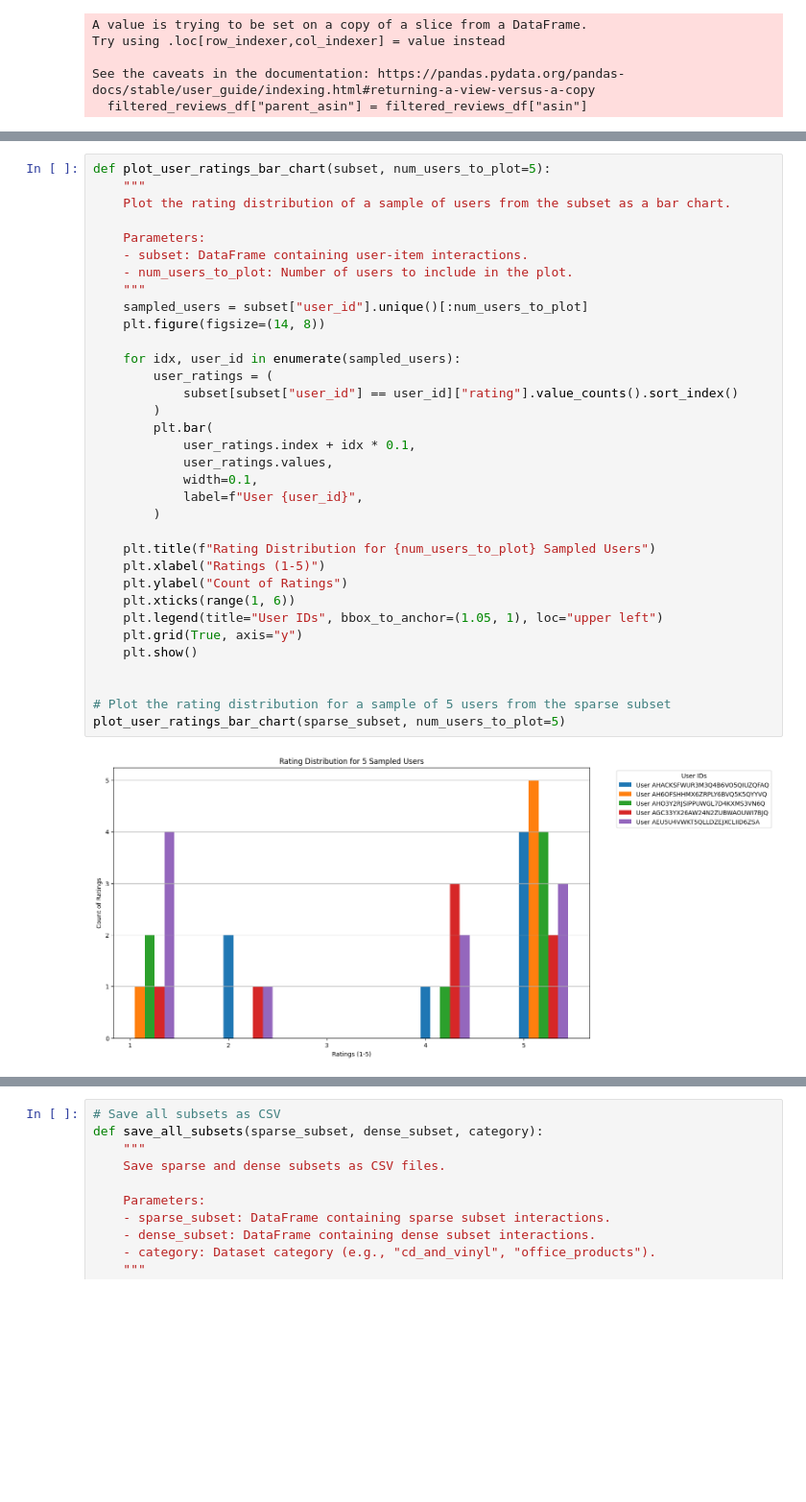
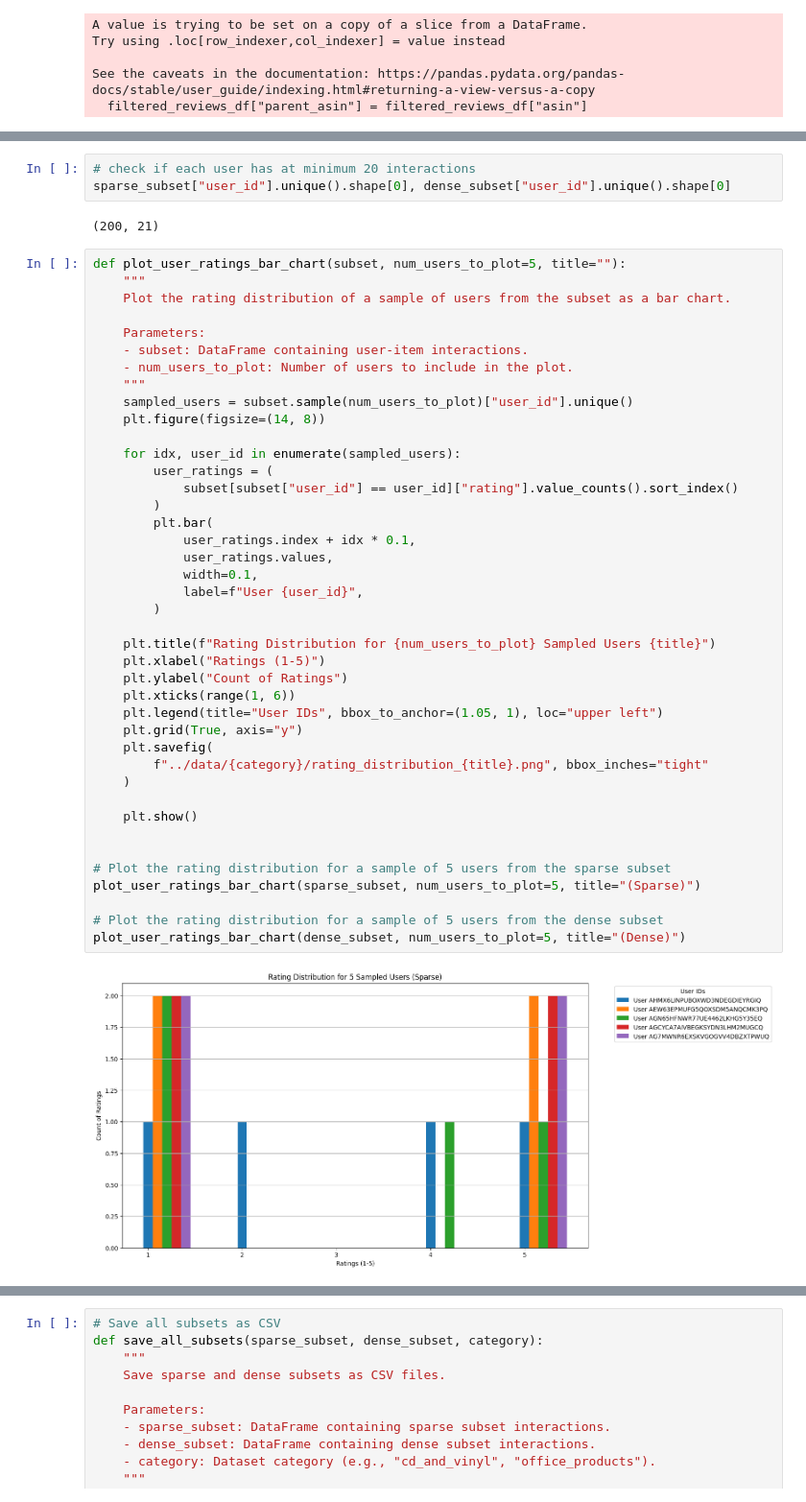
Before and after one commit to MatheusRDG/slm-agentic-recommendation, a Jupyter notebook: notebooks/2_data_selection.ipynb, the cells around one changed output, grey strips where cells are left out. Shown at 96% size. Drawn from its saved outputs; the diff is of its cells as text; blank space fills up the shorter version.

Commit message:
added notebooks data selection

```diff
--- a/notebooks/2_data_selection.ipynb
+++ b/notebooks/2_data_selection.ipynb
@@ -148,36 +143,48 @@ dense_subset = sample_users_and_items_with_balanced_ratings(
+# %%
+# check if each user has at minimum 20 interactions
+sparse_subset["user_id"].unique().shape[0], dense_subset["user_id"].unique().shape[0]
+# %% [output]
+(200, 21)
 # %%
-def plot_user_ratings_bar_chart(subset, num_users_to_plot=5):
+def plot_user_ratings_bar_chart(subset, num_users_to_plot=5, title=""):
     """
     Plot the rating distribution of a sample of users from the subset as a bar chart.
 
     Parameters:
     - subset: DataFrame containing user-item interactions.
     - num_users_to_plot: Number of users to include in the plot.
     """
-    sampled_users = subset["user_id"].unique()[:num_users_to_plot]
+    sampled_users = subset.sample(num_users_to_plot)["user_id"].unique()
     plt.figure(figsize=(14, 8))
 
     for idx, user_id in enumerate(sampled_users):
         user_ratings = (
             subset[subset["user_id"] == user_id]["rating"].value_counts().sort_index()
         )
         plt.bar(
             user_ratings.index + idx * 0.1,
             user_ratings.values,
             width=0.1,
             label=f"User {user_id}",
         )
 
-    plt.title(f"Rating Distribution for {num_users_to_plot} Sampled Users")
+    plt.title(f"Rating Distribution for {num_users_to_plot} Sampled Users {title}")
     plt.xlabel("Ratings (1-5)")
     plt.ylabel("Count of Ratings")
     plt.xticks(range(1, 6))
     plt.legend(title="User IDs", bbox_to_anchor=(1.05, 1), loc="upper left")
     plt.grid(True, axis="y")
+    plt.savefig(
+        f"../data/{category}/rating_distribution_{title}.png", bbox_inches="tight"
+    )
+
     plt.show()
 
 
 # Plot the rating distribution for a sample of 5 users from the sparse subset
-plot_user_ratings_bar_chart(sparse_subset, num_users_to_plot=5)
+plot_user_ratings_bar_chart(sparse_subset, num_users_to_plot=5, title="(Sparse)")
+
+# Plot the rating distribution for a sample of 5 users from the dense subset
+plot_user_ratings_bar_chart(dense_subset, num_users_to_plot=5, title="(Dense)")
 # %% [output]
-[figure, old version]
+[figure, new version]
```
Also changed, not shown: parts of 4 cells of this notebook.
